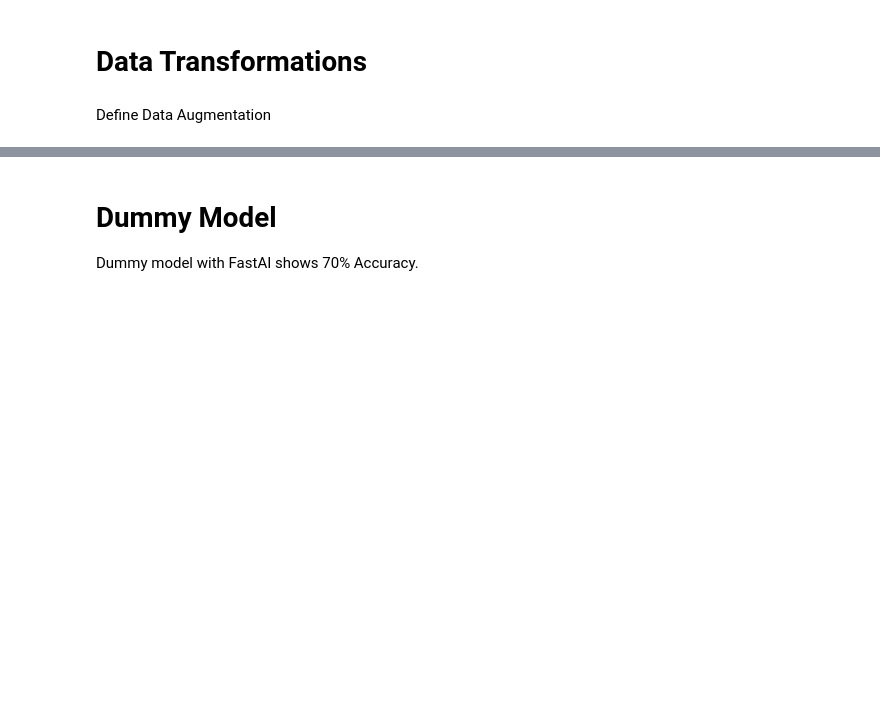
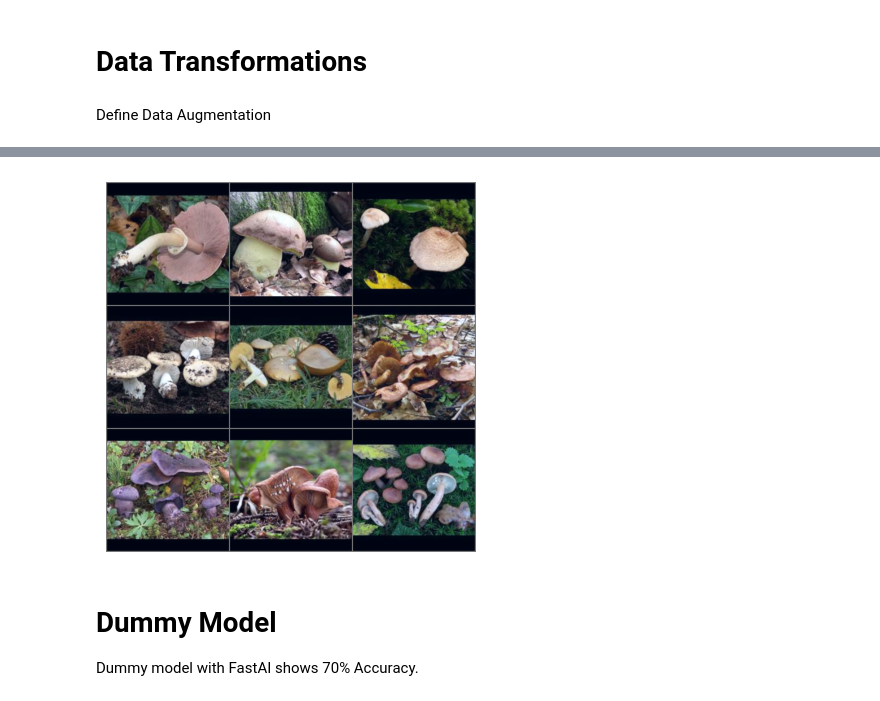
Before and after one commit to gkukse/Mushrooms_classification, a Jupyter notebook: Model.ipynb, the cells around one changed output, grey strips where cells are left out. Cells and saved outputs as stored; diff of their text form; code cells hidden in the pictures; blank space fills up the shorter version.

```diff
--- a/Model.ipynb
+++ b/Model.ipynb
@@ -172,3 +115,7 @@ train_loader
+# %%
+sample_show(val_dataset)
+# %% [output]
+[figure, added]
 # %% [markdown]
 # Dummy Model
 Dummy model with FastAI shows 70% Accuracy.
```
Also changed, not shown: parts of 53 cells of this notebook, 2 other files.
